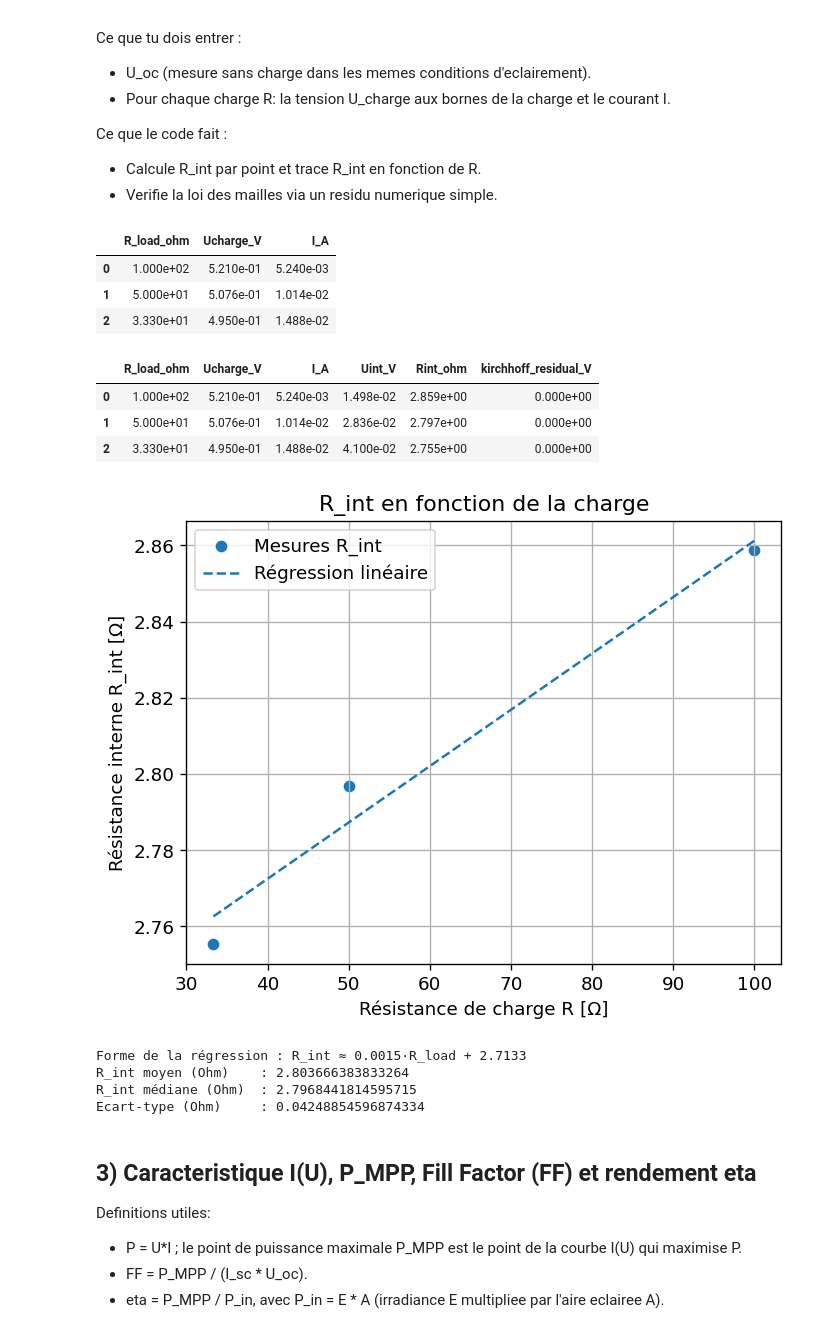
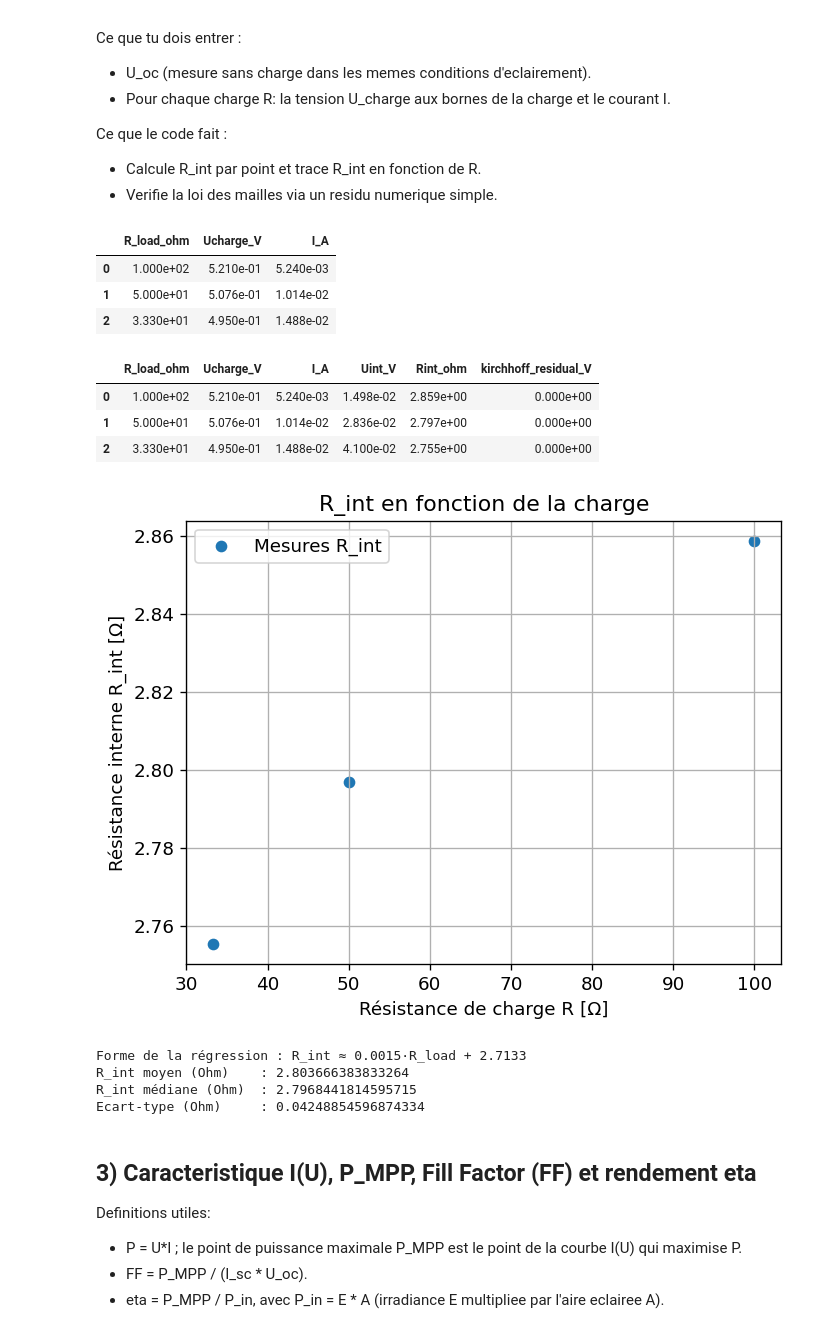
Before and after one commit to tom-berthoud/Phy3-miniprojet, a Jupyter notebook: PHY3_PV_Lab_Notebook.ipynb, the cells around one changed output. Drawn from its saved outputs; the diff is of its cells as text; code cells hidden in the pictures.

```diff
--- a/PHY3_PV_Lab_Notebook.ipynb
+++ b/PHY3_PV_Lab_Notebook.ipynb
@@ -199,35 +199,35 @@ x = res_rint["R_load_ohm"].values
 y = res_rint["Rint_ohm"].values
 
 A = np.vstack([x, np.ones_like(x)]).T
 a, b = np.linalg.lstsq(A, y, rcond=None)[0]     # y ≈ a*x + b
 ypred = a*x + b
 
 # ---- Tracé (sans relier les points) ----
 plt.figure()
 plt.scatter(x, y, marker='o', label="Mesures R_int")     # points seuls
-plt.plot(x, ypred, linestyle='--', label="Régression linéaire")  # droite uniquement
+#plt.plot(x, ypred, linestyle='--', label="Régression linéaire")  # droite uniquement
 plt.xlabel("Résistance de charge R [Ω]")
 plt.ylabel("Résistance interne R_int [Ω]")
 plt.title("R_int en fonction de la charge")
 plt.grid(True)
 plt.legend()
 plt.show()
 
 # ---- Résumé numérique ----
 print(f"Forme de la régression : R_int ≈ {a:.4f}·R_load + {b:.4f}")
 print("R_int moyen (Ohm)    :", np.nanmean(res_rint["Rint_ohm"]))
 print("R_int médiane (Ohm)  :", np.nanmedian(res_rint["Rint_ohm"]))
 print("Ecart-type (Ohm)     :", np.nanstd(res_rint["Rint_ohm"]))
 # %% [output]
 |  | R_load_ohm | Ucharge_V | I_A |
 | 0 | 1.000e+02 | 5.210e-01 | 5.240e-03 |
 | 1 | 5.000e+01 | 5.076e-01 | 1.014e-02 |
 | 2 | 3.330e+01 | 4.950e-01 | 1.488e-02 |
 |  | R_load_ohm | Ucharge_V | I_A | Uint_V | Rint_ohm | kirchhoff_residual_V |
 | 0 | 1.000e+02 | 5.210e-01 | 5.240e-03 | 1.498e-02 | 2.859e+00 | 0.000e+00 |
 | 1 | 5.000e+01 | 5.076e-01 | 1.014e-02 | 2.836e-02 | 2.797e+00 | 0.000e+00 |
 | 2 | 3.330e+01 | 4.950e-01 | 1.488e-02 | 4.100e-02 | 2.755e+00 | 0.000e+00 |
-[figure, old version]
+[figure, new version]
 Forme de la régression : R_int ≈ 0.0015·R_load + 2.7133
 R_int moyen (Ohm)    : 2.803666383833264
 R_int médiane (Ohm)  : 2.7968441814595715
```
Also changed, not shown: parts of 1 cell of this notebook.
